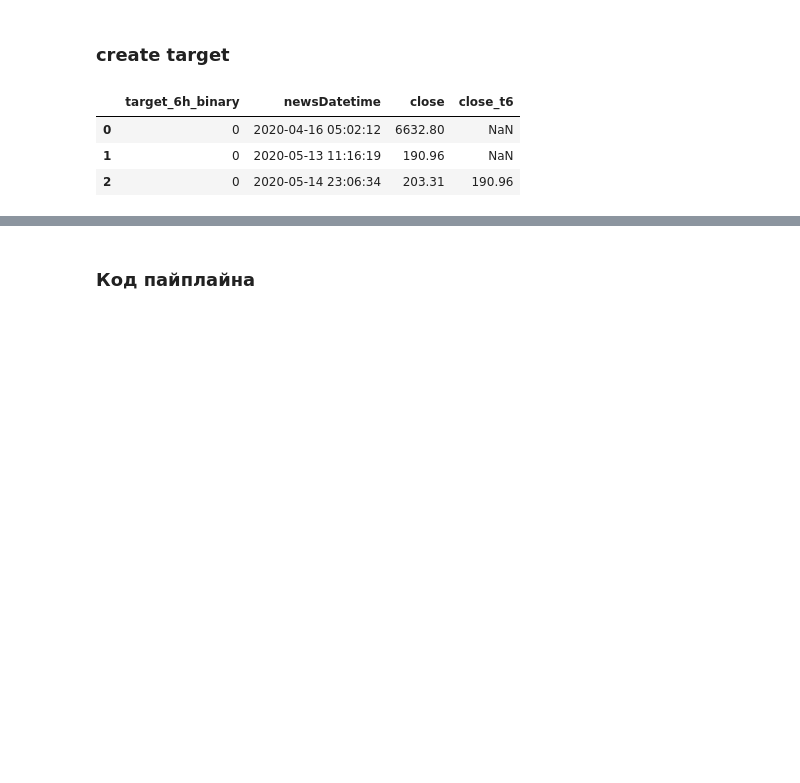
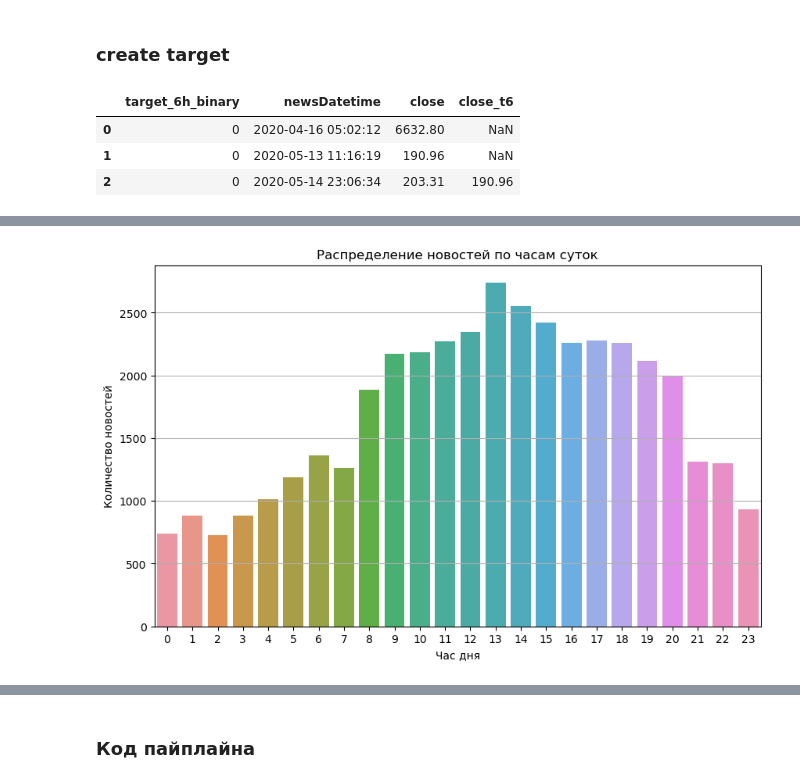
Before and after one commit to kosarenok/futures-predictions-nlp, a Jupyter notebook: notebooks/eda_modelv1.ipynb, the cells around one changed output, grey strips where cells are left out. Drawn from its saved outputs; the diff is of its cells as text; code cells hidden in the pictures; blank space fills up the shorter version.

```diff
--- a/notebooks/eda_modelv1.ipynb
+++ b/notebooks/eda_modelv1.ipynb
@@ -91,0 +138,12 @@ df_2[[f"target_{N}h_binary", "newsDatetime", "close", f"close_t{N}"]].head(3)
+# %%
+# Распределение по часам
+plt.figure(figsize=(10, 6))
+sns.countplot(x=df_2['newsDatetime'].dt.hour)
+plt.title('Распределение новостей по часам суток')
+plt.xlabel('Час дня')
+plt.ylabel('Количество новостей')
+plt.xticks(range(0, 24))
+plt.grid(axis='y')
+plt.show()
+# %% [output]
+[figure, added]
```
Also changed, not shown: parts of 14 cells of this notebook, 6 other files.
